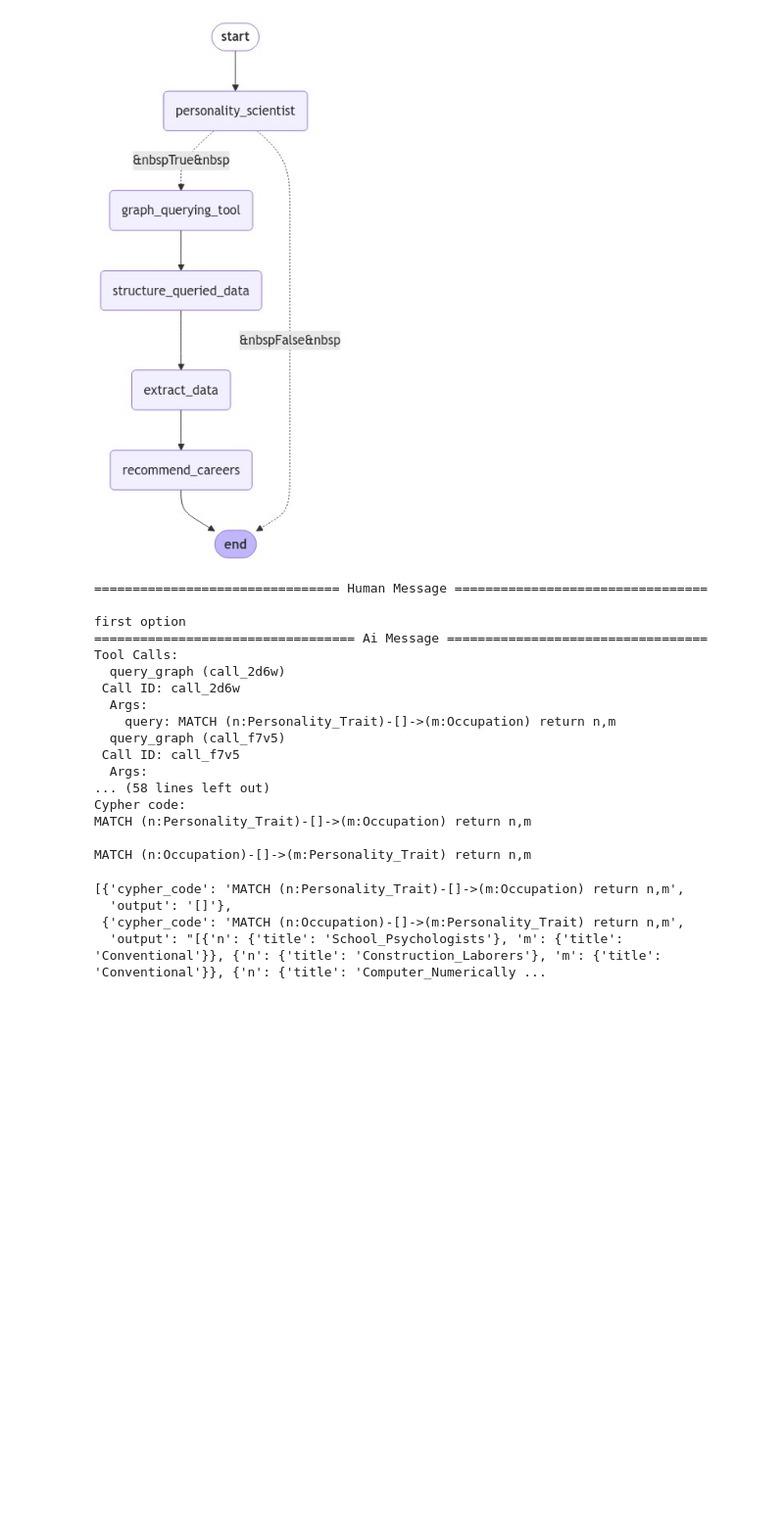
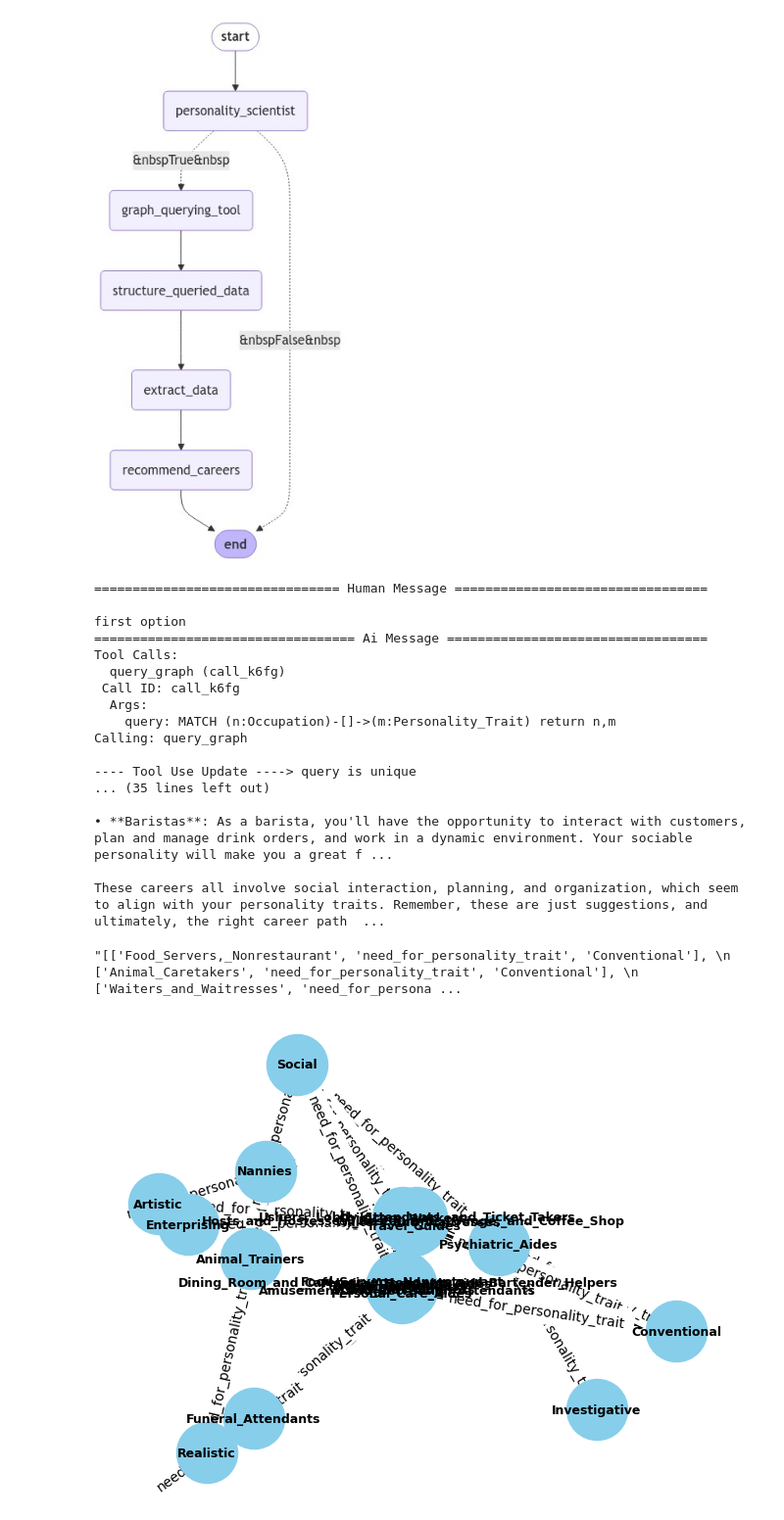
Before and after one commit to MarcDagher/PersonaBot, a Jupyter notebook: Testing/approach_2.ipynb, the cells around one changed output. Shown at 98% size. Saved outputs shown, nothing was run; the diff lists cells and outputs as text; code cells hidden in the pictures; blank space fills up the shorter version.

```diff
--- a/Testing/approach_2.ipynb
+++ b/Testing/approach_2.ipynb
@@ -233,7 +237,7 @@ agent = Agent(model=model, tools=[query_graph], system=prompts.personality_scien
 # %% [output]
 [figure]
 # %%
-thread = {'configurable': {'thread_id': "1"}}
+thread = {'configurable': {'thread_id': "4"}}
 output = agent.graph.stream({"conversation": [HumanMessage(content="first option")]}, thread, stream_mode='values')
 
 for message in output:
@@ -244,36 +248,73 @@ for message in output:
 first option
 ================================== Ai Message ==================================
 Tool Calls:
-  query_graph (call_2d6w)
- Call ID: call_2d6w
+  query_graph (call_k6fg)
+ Call ID: call_k6fg
   Args:
-    query: MATCH (n:Personality_Trait)-[]->(m:Occupation) return n,m
-  query_graph (call_f7v5)
- Call ID: call_f7v5
-  Args:
-... (58 lines left out)
-Cypher code:
-MATCH (n:Personality_Trait)-[]->(m:Occupation) return n,m
+    query: MATCH (n:Occupation)-[]->(m:Personality_Trait) return n,m
+Calling: query_graph
 
-MATCH (n:Occupation)-[]->(m:Personality_Trait) return n,m
+---- Tool Use Update ----> query is unique
+... (35 lines left out)
+
+• **Baristas**: As a barista, you'll have the opportunity to interact with customers, plan and manage drink orders, and work in a dynamic environment. Your sociable personality will make you a great f ...
+
+These careers all involve social interaction, planning, and organization, which seem to align with your personality traits. Remember, these are just suggestions, and ultimately, the right career path  ...
 # %%
 state = agent.graph.get_state(thread).values
 
 
-len(state['tool_messages'][-1]), len(state['cypher_code_and_query_outputs'])
+# len(state['tool_messages'][-1]), len(state['cypher_code_and_query_outputs'])
+# print(f"tool_messages: {len(state['tool_messages'][-1])}, num_queries_made: {state['num_queries_made']}")
 
 # state['conversation'][-2].additional_kwargs['tool_calls']
 # state['conversation']
-# state['num_queries_made']
+state['num_queries_made']
+# state['query_is_unique']
+state['extracted_data']
 # state['tool_messages']
+# state['cypher_code_and_query_outputs']
 # state['query_is_unique']
-state['cypher_code_and_query_outputs']
-# state['extracted_data']
+
+state['extracted_data'][-1]
 # %% [output]
-[{'cypher_code': 'MATCH (n:Personality_Trait)-[]->(m:Occupation) return n,m',
-  'output': '[]'},
- {'cypher_code': 'MATCH (n:Occupation)-[]->(m:Personality_Trait) return n,m',
-  'output': "[{'n': {'title': 'School_Psychologists'}, 'm': {'title': 'Conventional'}}, {'n': {'title': 'Construction_Laborers'}, 'm': {'title': 'Conventional'}}, {'n': {'title': 'Computer_Numerically ...
+"[['Food_Servers,_Nonrestaurant', 'need_for_personality_trait', 'Conventional'], \n ['Animal_Caretakers', 'need_for_personality_trait', 'Conventional'], \n ['Waiters_and_Waitresses', 'need_for_persona ...
+# %%
+results = ast.literal_eval(node_or_string=state['extracted_data'][-1])
+
+head = []
+tail = []
+relation = []
+# %%
+import pandas as pd
+import networkx as nx
+import plotly.graph_objects as go
+import matplotlib.pyplot as plt
+
+
+G = nx.DiGraph()
+
+for result in results:
+
+    head = result[0]
+    relation = result[1]
+    tail = result[2]
+
+    G.add_edge(head, tail, label=relation)
+
+pos = nx.spring_layout(G, seed=42)
+
+# Draw nodes and edges
+nx.draw(G, pos, with_labels=True, node_color="skyblue", node_size=2000, font_size=9, font_color="black", font_weight="bold", arrows=True)
+
+# Draw edge labels
+edge_labels = nx.get_edge_attributes(G, 'label')
+nx.draw_networkx_edge_labels(G, pos, edge_labels=edge_labels)
+
+# Show plot
+plt.show()
+# %% [output]
+[figure, added]
 # %%
 import pandas as pd
 import networkx as nx
```
Also changed, not shown: parts of 2 cells of this notebook, 9 other files.
